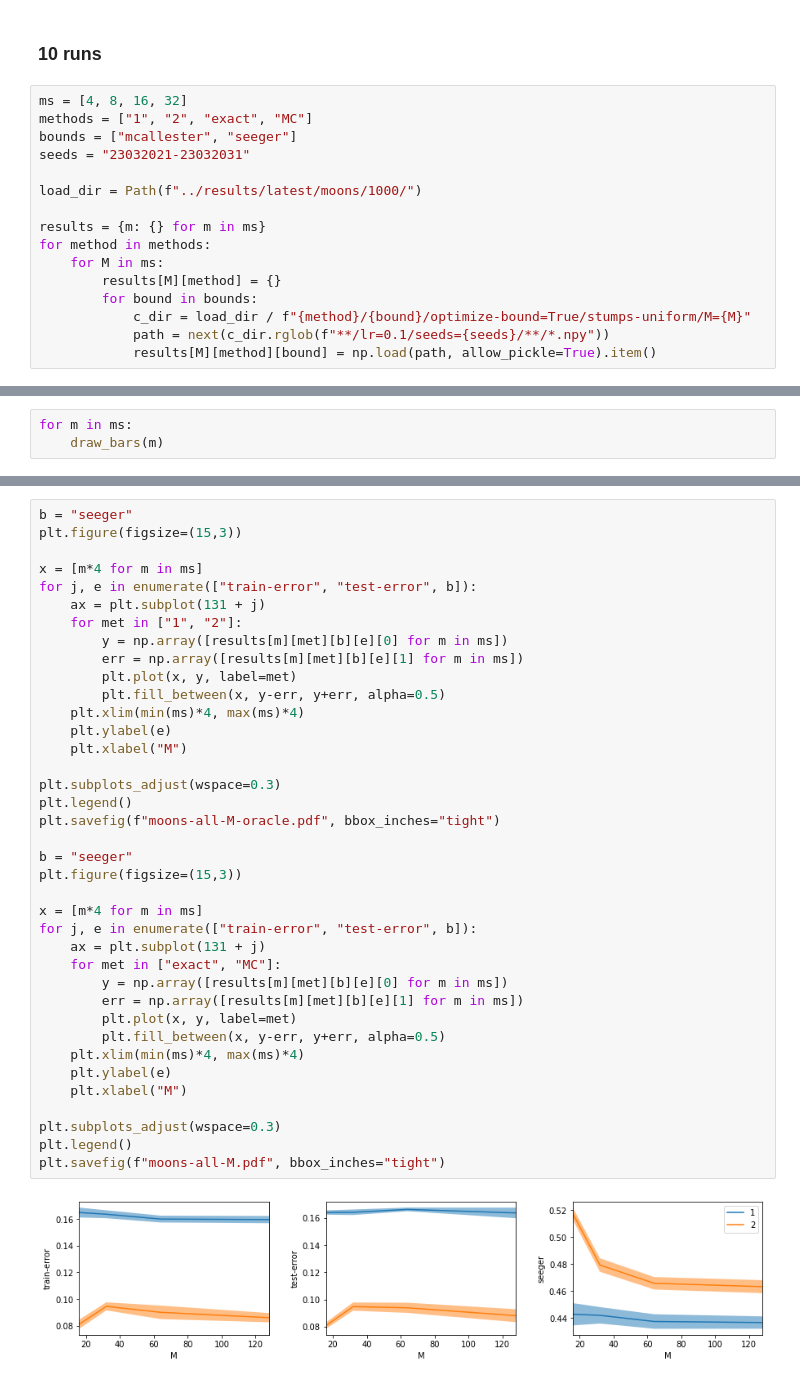
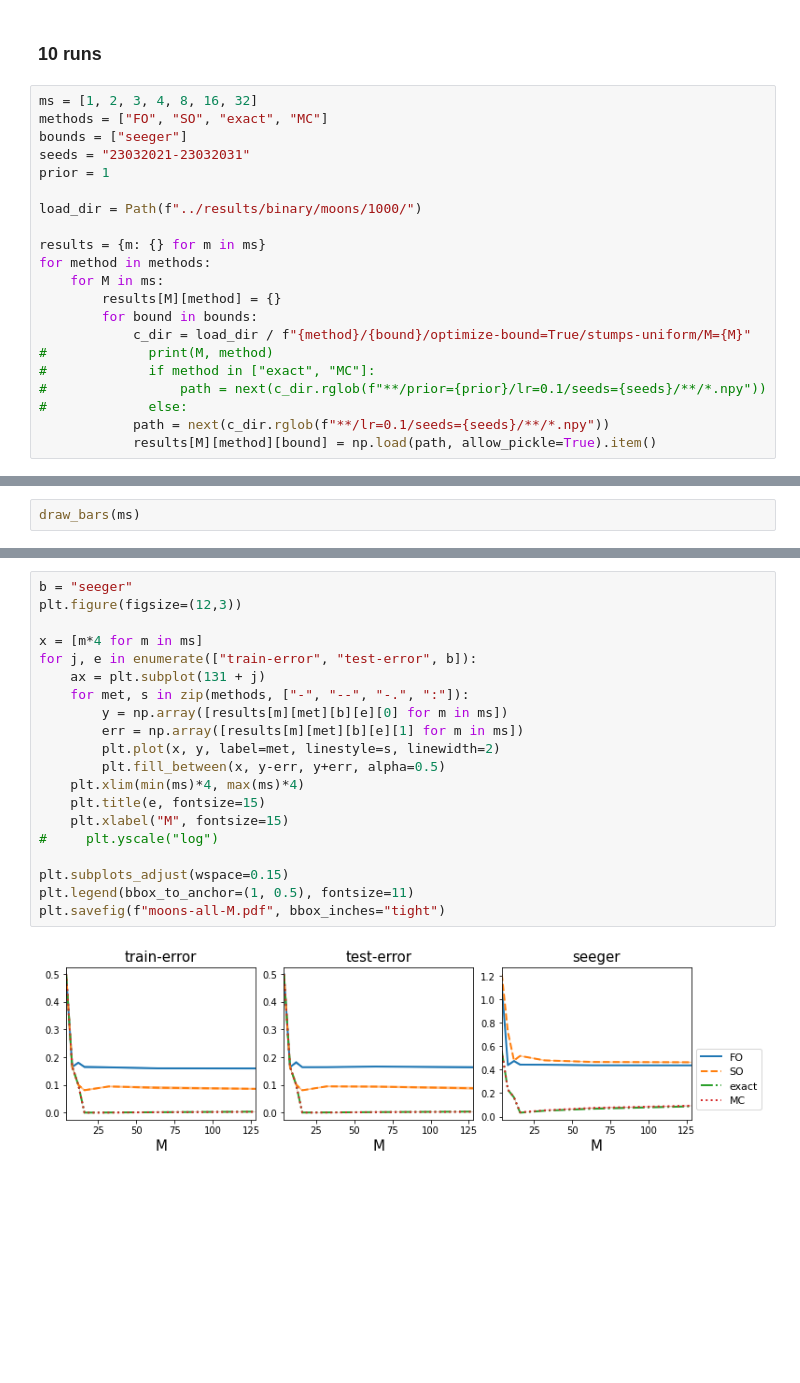
Before and after one commit to vzantedeschi/StocMV, a Jupyter notebook: notebooks/toy.ipynb, the cells around one changed output, grey strips where cells are left out. Cells and saved outputs as stored; diff of their text form; blank space fills up the shorter version.

```diff
--- a/notebooks/toy.ipynb
+++ b/notebooks/toy.ipynb
@@ -11,12 +11,13 @@ from pathlib import Path
 # %% [markdown]
 ### 10 runs
 # %%
-ms = [4, 8, 16, 32]
-methods = ["1", "2", "exact", "MC"]
-bounds = ["mcallester", "seeger"]
+ms = [1, 2, 3, 4, 8, 16, 32]
+methods = ["FO", "SO", "exact", "MC"]
+bounds = ["seeger"]
 seeds = "23032021-23032031"
+prior = 1
 
-load_dir = Path(f"../results/latest/moons/1000/")
+load_dir = Path(f"../results/binary/moons/1000/")
 
 results = {m: {} for m in ms}
 for method in methods:
@@ -24,6 +25,10 @@ for method in methods:
         results[M][method] = {}
         for bound in bounds:
             c_dir = load_dir / f"{method}/{bound}/optimize-bound=True/stumps-uniform/M={M}"
+#             print(M, method)
+#             if method in ["exact", "MC"]:
+#                 path = next(c_dir.rglob(f"**/prior={prior}/lr=0.1/seeds={seeds}/**/*.npy"))
+#             else:
             path = next(c_dir.rglob(f"**/lr=0.1/seeds={seeds}/**/*.npy"))
             results[M][method][bound] = np.load(path, allow_pickle=True).item()
 # %%
@@ -73,4 +64,3 @@ results[4]["exact"]
 # %%
-for m in ms:
-    draw_bars(m)
+draw_bars(ms)
 # %% [output]
@@ -81,40 +68,22 @@ for m in ms:
 # %%
 b = "seeger"
-plt.figure(figsize=(15,3))
+plt.figure(figsize=(12,3))
 
 x = [m*4 for m in ms]
 for j, e in enumerate(["train-error", "test-error", b]):
     ax = plt.subplot(131 + j)
-    for met in ["1", "2"]:
+    for met, s in zip(methods, ["-", "--", "-.", ":"]):
         y = np.array([results[m][met][b][e][0] for m in ms])
         err = np.array([results[m][met][b][e][1] for m in ms])
-        plt.plot(x, y, label=met)
+        plt.plot(x, y, label=met, linestyle=s, linewidth=2)
         plt.fill_between(x, y-err, y+err, alpha=0.5)
     plt.xlim(min(ms)*4, max(ms)*4)
-    plt.ylabel(e)
-    plt.xlabel("M")
+    plt.title(e, fontsize=15)
+    plt.xlabel("M", fontsize=15)
+#     plt.yscale("log")
 
-plt.subplots_adjust(wspace=0.3)
-plt.legend()
-plt.savefig(f"moons-all-M-oracle.pdf", bbox_inches="tight")
-
-b = "seeger"
-plt.figure(figsize=(15,3))
-
-x = [m*4 for m in ms]
-for j, e in enumerate(["train-error", "test-error", b]):
-    ax = plt.subplot(131 + j)
-    for met in ["exact", "MC"]:
-        y = np.array([results[m][met][b][e][0] for m in ms])
-        err = np.array([results[m][met][b][e][1] for m in ms])
-        plt.plot(x, y, label=met)
-        plt.fill_between(x, y-err, y+err, alpha=0.5)
-    plt.xlim(min(ms)*4, max(ms)*4)
-    plt.ylabel(e)
-    plt.xlabel("M")
-
-plt.subplots_adjust(wspace=0.3)
-plt.legend()
+plt.subplots_adjust(wspace=0.15)
+plt.legend(bbox_to_anchor=(1, 0.5), fontsize=11)
 plt.savefig(f"moons-all-M.pdf", bbox_inches="tight")
 # %% [output]
-[figure, old version]
+[figure, new version]
```
Also changed, not shown: parts of 8 cells of this notebook, 4 other files.
